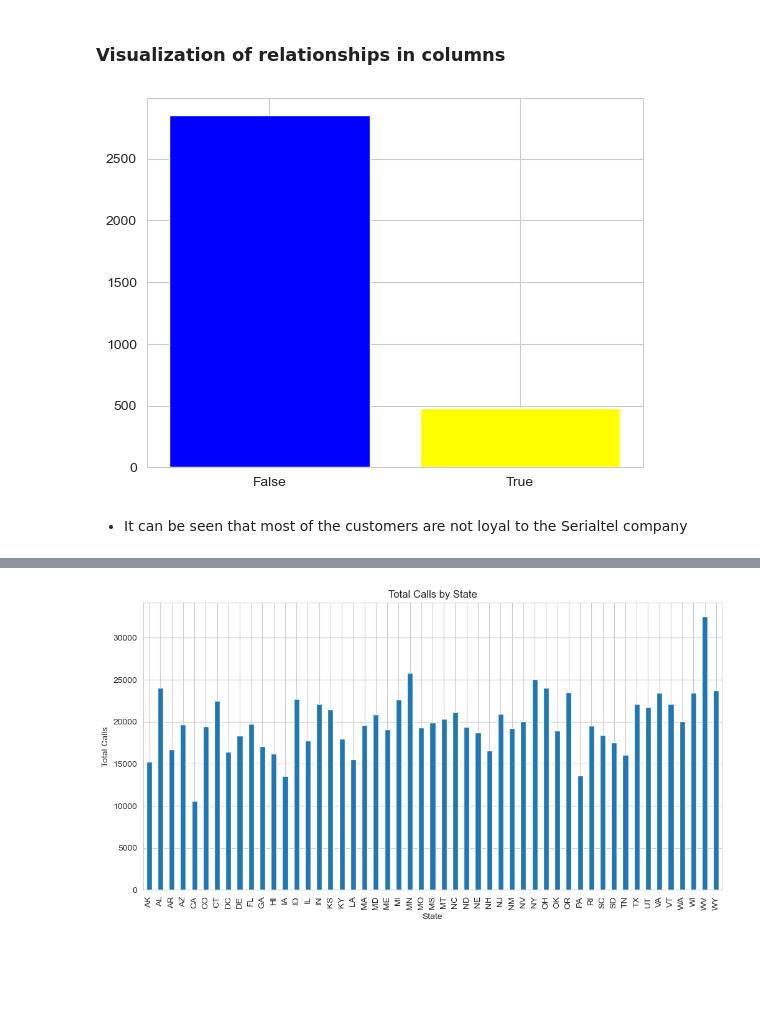
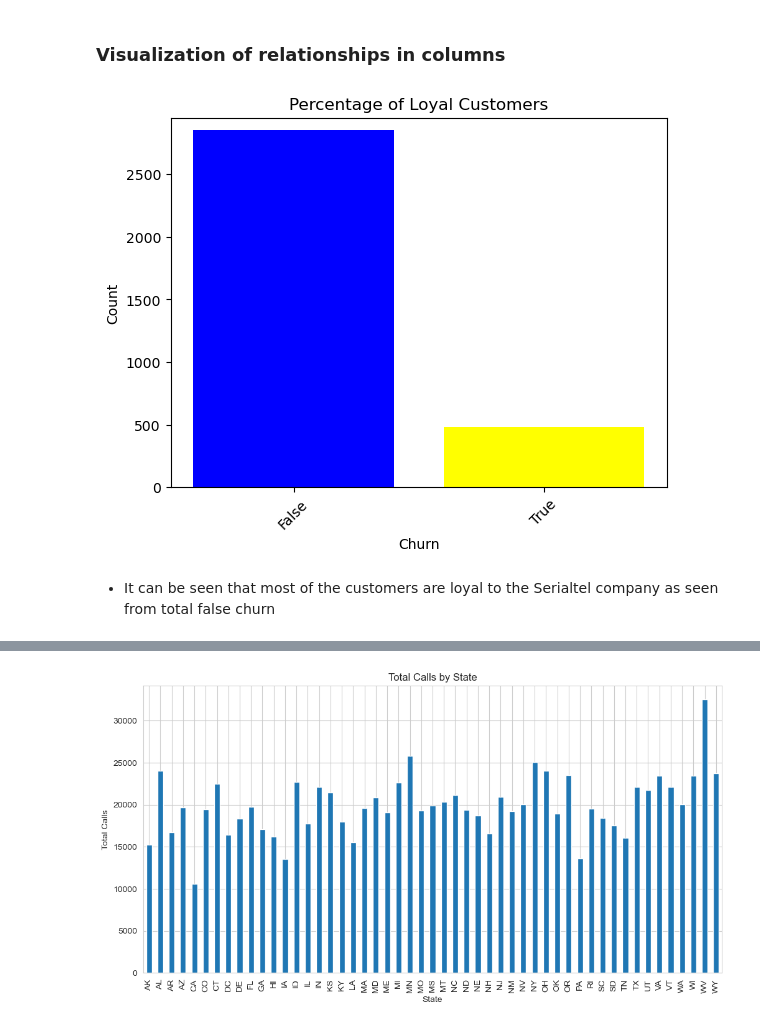
Before and after one commit to nelkemboi/dsc-phase-3-project-v2-3, a Jupyter notebook: customerchurn.ipynb, the cells around one changed output, grey strips where cells are left out. Cells and saved outputs as stored; diff of their text form; code cells hidden in the pictures; blank space fills up the shorter version.

Commit message:
image, notebook and readme update

```diff
--- a/customerchurn.ipynb
+++ b/customerchurn.ipynb
@@ -156,14 +156,24 @@ seriatel_df.describe()
 # %%
 #checking the percentage of loyal customers using visual
 churn_counts = seriatel_df['churn'].replace({0: 'False', 1: 'True'}).value_counts()
 
+#calculating the percentage of loyal customers
+loyal_percentage = churn_counts.get('False', 0) / sum(churn_counts) * 100
 # Plot the bar chart with the correct labels
 plt.bar(['False', 'True'], churn_counts.values, color=['blue', 'yellow'], tick_label=['False', 'True'])
+plt.title('Percentage of Loyal Customers')
+plt.xlabel('Churn')
+plt.ylabel('Count')
+plt.xticks(rotation=45)
+plt.ylim(0, max(churn_counts) + 100)
+# Display loyal percentage only if 'False' exists in churn_counts
+if 'False' in churn_counts:
+    plt.text(0, max(churn_counts) + 50, f'Loyal Percentage: {loyal_percentage:.2f}%')
 plt.show()
 # %% [output]
-[figure, old version]
+[figure, new version]
 # %% [markdown]
-* It can be seen that most of the customers are not loyal to the Serialtel company
+* It can be seen that most of the customers are loyal to the Serialtel company as seen from total false churn
 # %%
 # determining the total calls made by state
 seriatel_df['total_calls'] = seriatel_df['total day calls'] + seriatel_df['total eve calls'] + seriatel_df['total night calls'] + seriatel_df['total intl calls']
```
Also changed, not shown: parts of 1 cell of this notebook, 3 other files.
